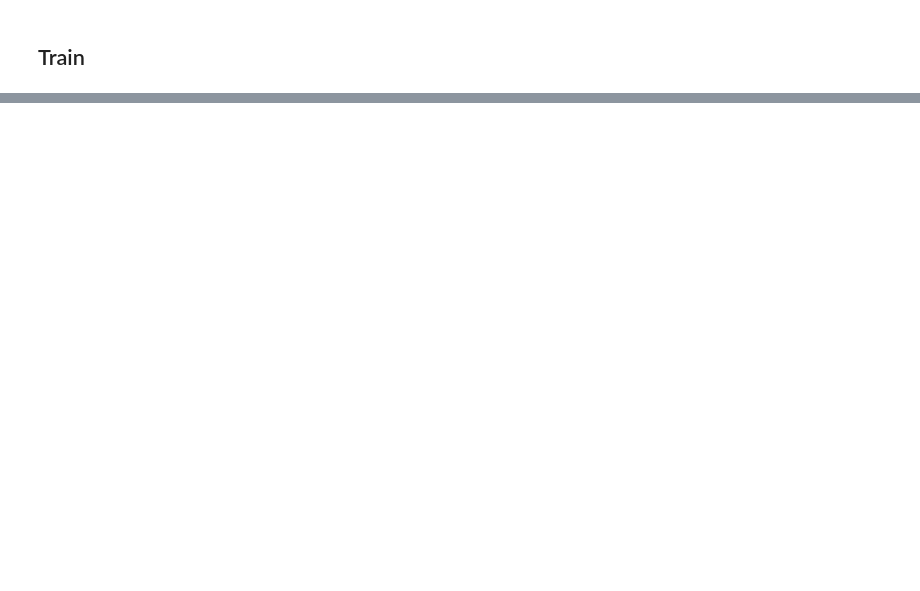
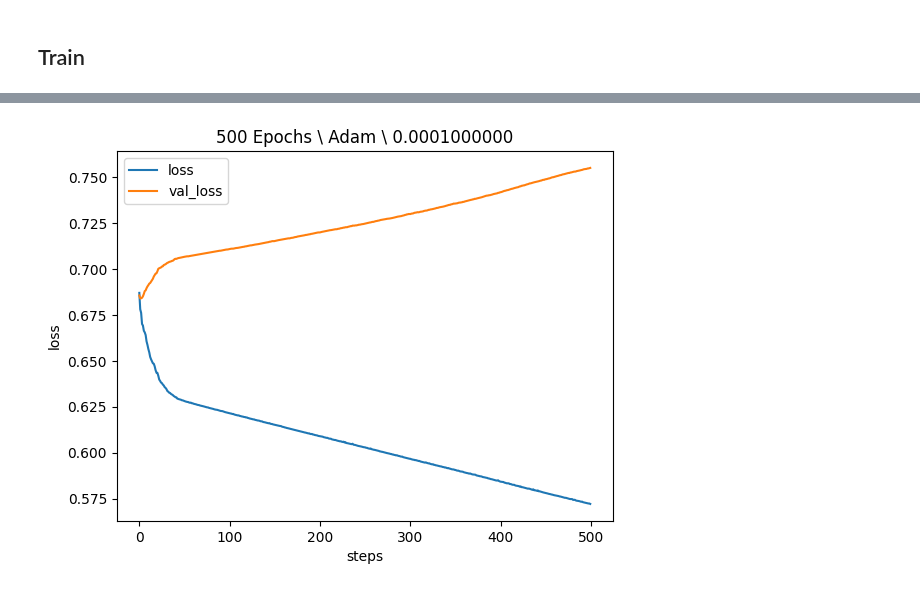
Before and after one commit to ramwtz/data-science-project, a Jupyter notebook: draft/basic_model_train.ipynb, the cells around one changed output, grey strips where cells are left out. Drawn from its saved outputs; the diff is of its cells as text; code cells hidden in the pictures; blank space fills up the shorter version.

Commit message:
refactor first model

```diff
--- a/draft/basic_model_train.ipynb
+++ b/draft/basic_model_train.ipynb
@@ -607,14 +319,15 @@ time: 23.3 ms (started: 2023-09-12 12:23:14 +00:00)
 # %%
-num_epochs = 50
-# num_batch_size = 32
-
-checkpointer = ModelCheckpoint(
-    filepath='saved_models/audio_classification.hdf5',
-    verbose=1, save_best_only=True)
-
-model.fit(
-    X_train, y_train,
-    # batch_size=num_batch_size,
-    epochs=num_epochs, validation_data=(X_test, y_test),
-    callbacks=[checkpointer], verbose=1)
+train_res  = model.fit(
+    X_train,
+    y_train,
+    epochs=epochs,
+    validation_data=(X_test, y_test),
+    callbacks=[
+        # checkpointer,
+        earlystopping,
+        reduce_lr_callback
+        ],
+    verbose=1
+    )
+print()
 # %% [output]
@@ -786,16 +350,0 @@ time: 11 ms (started: 2023-09-17 17:26:38 +00:00)
-# %%
-epochs = 10 ** 6
-
-train_res  = model.fit(
-    X_train,
-    y_train,
-    epochs=epochs,
-    validation_data=(X_test, y_test),
-    callbacks=[
-        # checkpointer,
-        # earlystopping,
-        # reduce_lr_callback
-        ],
-    verbose=0
-    )
-print()
@@ -805,5 +351,7 @@ time: 57min 9s (started: 2023-09-17 17:26:38 +00:00)
 # %%
 cnn_feats_history_pd = pd.DataFrame(train_res.history)
-title = f'{epochs} Epochs \ {optimizer_name} \ {lr:.10f}'
+title = f'{epochs} Epochs \ {optimizer_name} \ {learning_rate:.10f}'
 cnn_feats_history_pd[['loss','val_loss']].plot(title=title,xlabel='steps', ylabel='loss')
 plt.show()
+# %% [output]
+[figure, added]
```
Also changed, not shown: parts of 123 cells of this notebook.
